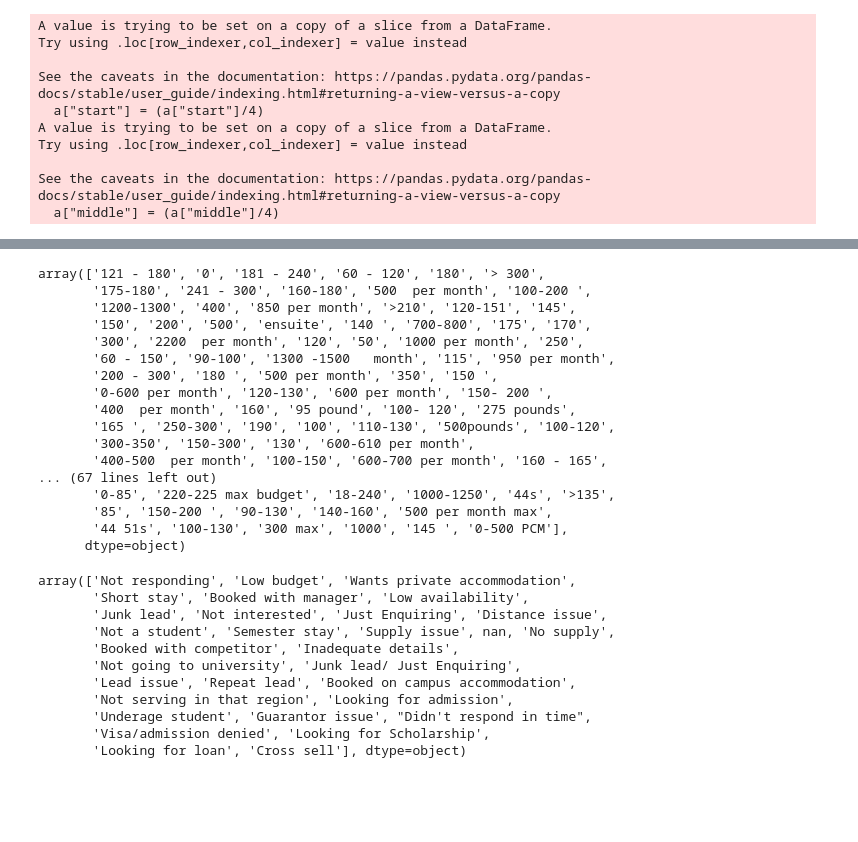
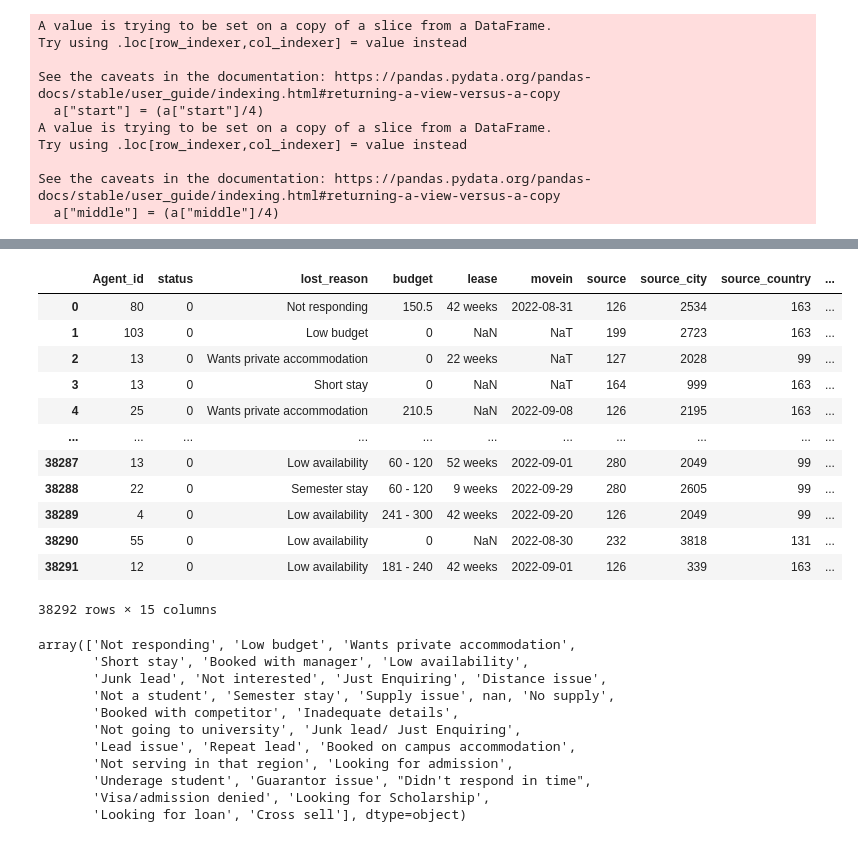
Before and after one commit to Shruti-Agrawal28/lead-score_model, a Jupyter notebook: lead scoring model.ipynb, the cells around one changed output, grey strips where cells are left out. Saved outputs shown, nothing was run; the diff lists cells and outputs as text; code cells hidden in the pictures; blank space fills up the shorter version.

```diff
--- a/lead scoring model.ipynb
+++ b/lead scoring model.ipynb
@@ -472,0 +413,18 @@ new_data.head(5)
+# %%
+
+def concat_col_mid(data: pd.DataFrame):
+    start_col = data['start']
+    middle_col = data['middle']
+
+    for row in data.index:
+        start_value = start_col[row]
+        middle_col_val = middle_col[row]
+
+        new_value = f"{int(start_value)}-{int(middle_col_val)}" if not int(middle_col_val) == 0 else str(int(start_value))
+        data["budget"][row] = new_value
+
+    return data
+
+
+
+a = concat_col_mid(a)
@@ -472,0 +469,11 @@ new_data.head(5)
+# %%
+df.update(a)
+# %%
+df["budget"] = df["budget"].str.replace(">", "0-")
+# %%
+for i in df["budget"].index:
+    if "-" in df["budget"][i]:
+        print(df["budget"][1])
+        j = df["budget"][i]
+        l,m = j.split("-")
+        df["budget"][i]= (int(l)+int(m))/2
@@ -473,23 +686,19 @@ new_data.head(5)
 # %%
-df["budget"].unique()
+df
 # %% [output]
+|  | Agent_id | status | lost_reason | budget | lease | movein | source | source_city | source_country | ... |
+| 0 | 80 | 0 | Not responding | 150.5 | 42 weeks | 2022-08-31 | 126 | 2534 | 163 | ... |
+| 1 | 103 | 0 | Low budget | 0 | NaN | NaT | 199 | 2723 | 163 | ... |
+| 2 | 13 | 0 | Wants private accommodation | 0 | 22 weeks | NaT | 127 | 2028 | 99 | ... |
+| 3 | 13 | 0 | Short stay | 0 | NaN | NaT | 164 | 999 | 163 | ... |
+| 4 | 25 | 0 | Wants private accommodation | 210.5 | NaN | 2022-09-08 | 126 | 2195 | 163 | ... |
+| ... | ... | ... | ... | ... | ... | ... | ... | ... | ... | ... |
+| 38287 | 13 | 0 | Low availability | 60 - 120 | 52 weeks | 2022-09-01 | 280 | 2049 | 99 | ... |
+| 38288 | 22 | 0 | Semester stay | 60 - 120 | 9 weeks | 2022-09-29 | 280 | 2605 | 99 | ... |
+| 38289 | 4 | 0 | Low availability | 241 - 300 | 42 weeks | 2022-09-20 | 126 | 2049 | 99 | ... |
+| 38290 | 55 | 0 | Low availability | 0 | NaN | 2022-08-30 | 232 | 3818 | 131 | ... |
+| 38291 | 12 | 0 | Low availability | 181 - 240 | 42 weeks | 2022-09-01 | 126 | 339 | 163 | ... |
-array(['121 - 180', '0', '181 - 240', '60 - 120', '180', '> 300',
-       '175-180', '241 - 300', '160-180', '500  per month', '100-200 ',
-       '1200-1300', '400', '850 per month', '>210', '120-151', '145',
-       '150', '200', '500', 'ensuite', '140 ', '700-800', '175', '170',
-       '300', '2200  per month', '120', '50', '1000 per month', '250',
-       '60 - 150', '90-100', '1300 -1500   month', '115', '950 per month',
-       '200 - 300', '180 ', '500 per month', '350', '150 ',
-       '0-600 per month', '120-130', '600 per month', '150- 200 ',
-       '400  per month', '160', '95 pound', '100- 120', '275 pounds',
-       '165 ', '250-300', '190', '100', '110-130', '500pounds', '100-120',
-       '300-350', '150-300', '130', '600-610 per month',
-       '400-500  per month', '100-150', '600-700 per month', '160 - 165',
-... (67 lines left out)
-       '0-85', '220-225 max budget', '18-240', '1000-1250', '44s', '>135',
-       '85', '150-200 ', '90-130', '140-160', '500 per month max',
-       '44 51s', '100-130', '300 max', '1000', '145 ', '0-500 PCM'],
-      dtype=object)
+38292 rows × 15 columns
 # %%
 df["lost_reason"].unique()
 # %% [output]
```
Also changed, not shown: parts of 54 cells of this notebook, 1 other file.
